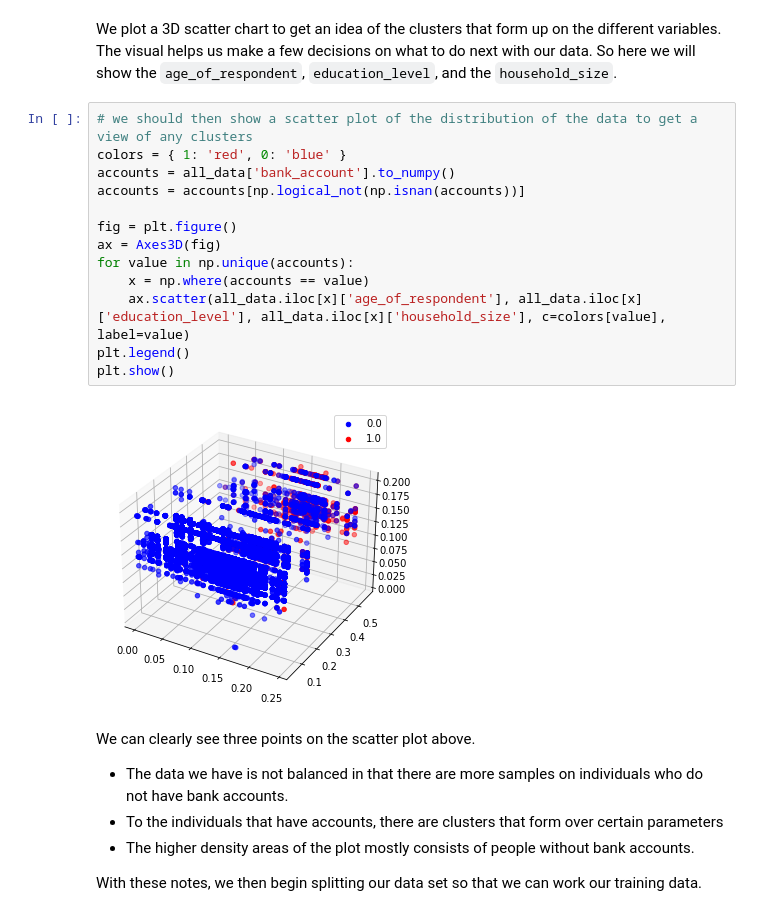
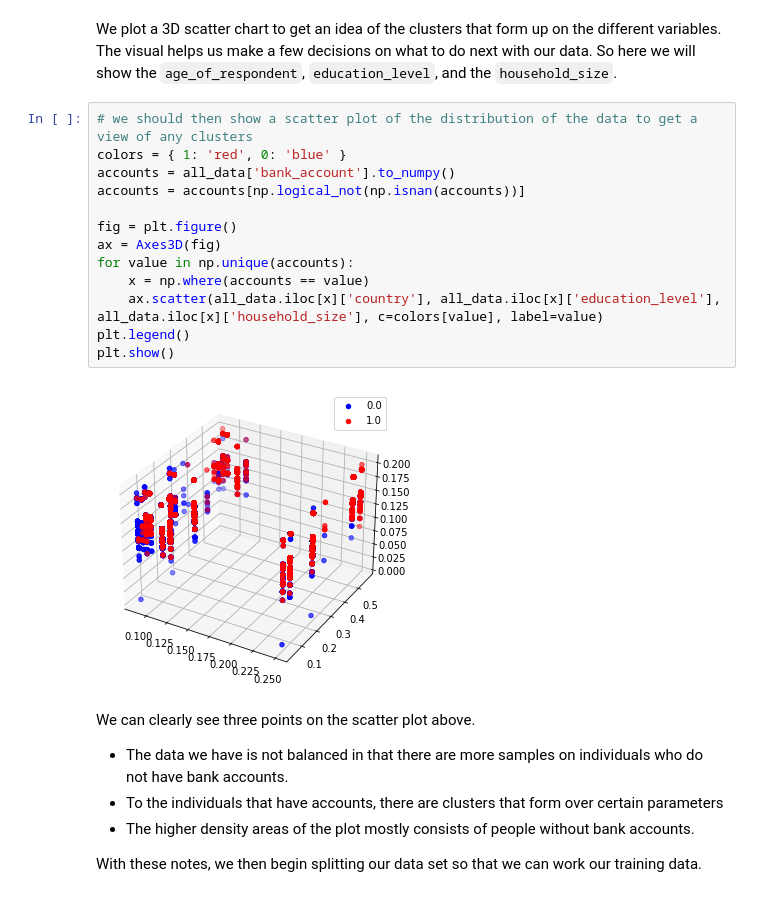
Before and after one commit to ashwynh21/financial_inclusion, a Jupyter notebook: main.ipynb, the cells around one changed output. Drawn from its saved outputs; the diff is of its cells as text.

```diff
--- a/main.ipynb
+++ b/main.ipynb
@@ -105,18 +105,18 @@ visual helps us make a few decisions on what to do next with our data. So here w
 # %%
 # we should then show a scatter plot of the distribution of the data to get a view of any clusters
 colors = { 1: 'red', 0: 'blue' }
 accounts = all_data['bank_account'].to_numpy()
 accounts = accounts[np.logical_not(np.isnan(accounts))]
 
 fig = plt.figure()
 ax = Axes3D(fig)
 for value in np.unique(accounts):
     x = np.where(accounts == value)
-    ax.scatter(all_data.iloc[x]['age_of_respondent'], all_data.iloc[x]['education_level'], all_data.iloc[x]['household_size'], c=colors[value], label=value)
+    ax.scatter(all_data.iloc[x]['country'], all_data.iloc[x]['education_level'], all_data.iloc[x]['household_size'], c=colors[value], label=value)
 plt.legend()
 plt.show()
 # %% [output]
-[figure, old version]
+[figure, new version]
 # %% [markdown]
 We can clearly see three points on the scatter plot above.
 - The data we have is not balanced in that there are more samples on individuals who do not have
```
Also changed, not shown: parts of 4 cells of this notebook, 1 other file.
